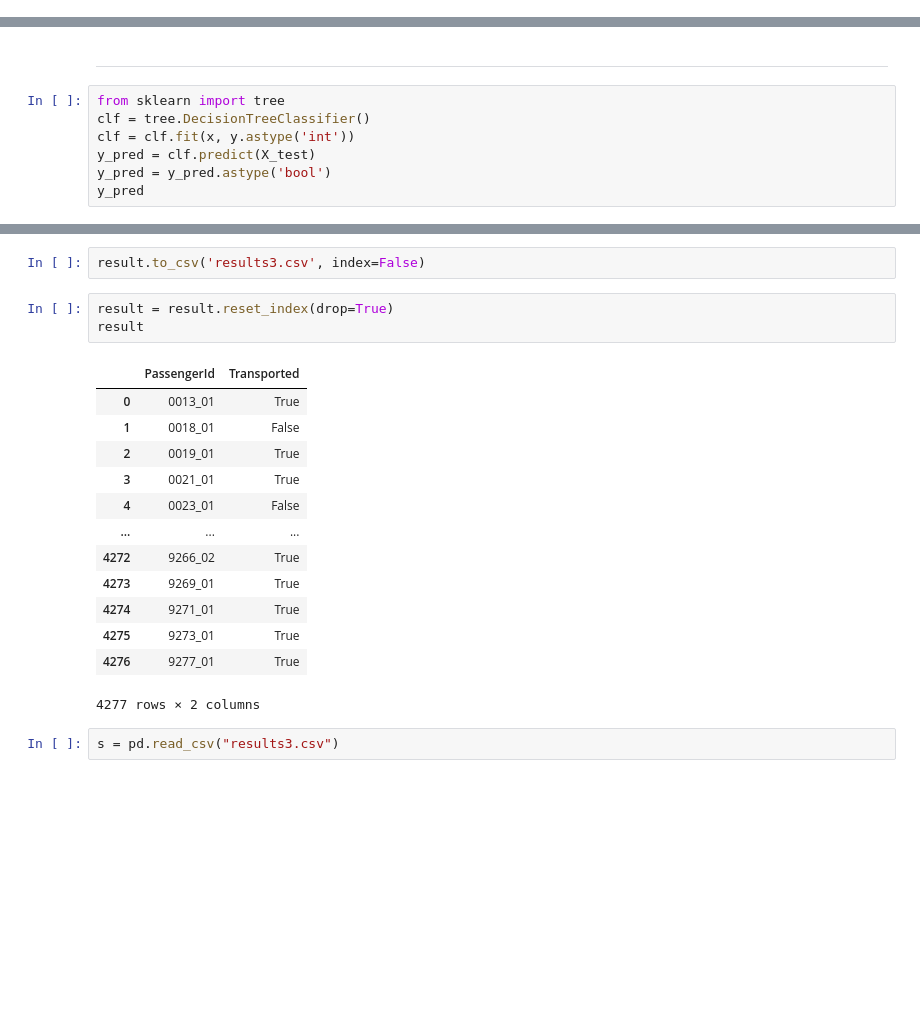
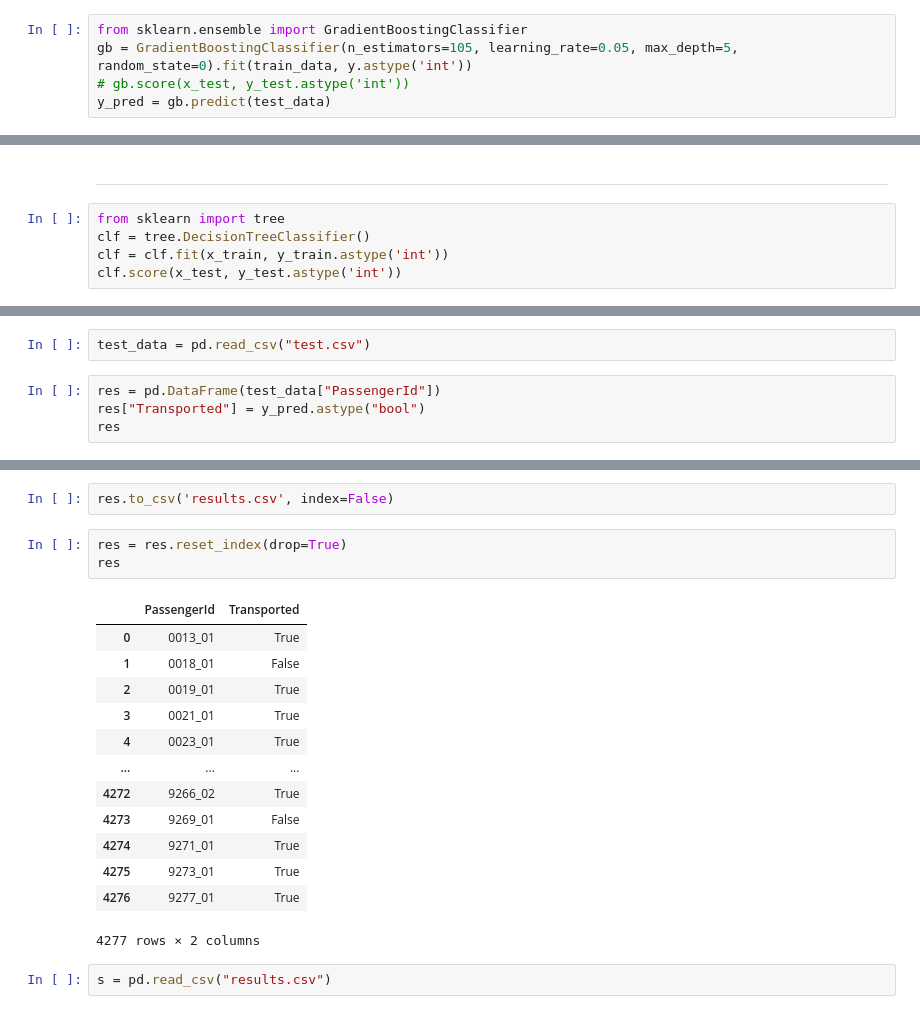
Before and after one commit to Perfomo/Kaggle-Spaceship-Titanic-Competition, a Jupyter notebook: SpaceshipTitanic.ipynb, the cells around one changed output, grey strips where cells are left out. Drawn from its saved outputs; the diff is of its cells as text; blank space fills up the shorter version.

```diff
--- a/SpaceshipTitanic.ipynb
+++ b/SpaceshipTitanic.ipynb
@@ -305,3 +357,8 @@ gb.score(x_test, y_test.astype('int'))
+# %%
+from sklearn.ensemble import GradientBoostingClassifier
+gb = GradientBoostingClassifier(n_estimators=105, learning_rate=0.05, max_depth=5, random_state=0).fit(train_data, y.astype('int'))
+# gb.score(x_test, y_test.astype('int'))
+y_pred = gb.predict(test_data)
 # %%
 from sklearn.neighbors import KNeighborsClassifier
 classifier = KNeighborsClassifier()
@@ -323,8 +382,6 @@ clf.score(x_test, y_test.astype('int'))
 # %%
 from sklearn import tree
 clf = tree.DecisionTreeClassifier()
-clf = clf.fit(x, y.astype('int'))
-y_pred = clf.predict(X_test)
-y_pred = y_pred.astype('bool')
-y_pred
+clf = clf.fit(x_train, y_train.astype('int'))
+clf.score(x_test, y_test.astype('int'))
 # %% [output]
@@ -331,0 +389,6 @@ array([ True, False,  True, ...,  True,  True,  True])
+# %%
+test_data = pd.read_csv("test.csv")
+# %%
+res = pd.DataFrame(test_data["PassengerId"])
+res["Transported"] = y_pred.astype("bool")
+res
@@ -332,24 +409,24 @@ array([ True, False,  True, ...,  True,  True,  True])
 # %%
-result.to_csv('results3.csv', index=False)
+res.to_csv('results.csv', index=False)
 # %%
-result = result.reset_index(drop=True)
-result
+res = res.reset_index(drop=True)
+res
 # %% [output]
 |  | PassengerId | Transported |
 | 0 | 0013_01 | True |
 | 1 | 0018_01 | False |
 | 2 | 0019_01 | True |
 | 3 | 0021_01 | True |
-| 4 | 0023_01 | False |
+| 4 | 0023_01 | True |
 | ... | ... | ... |
 | 4272 | 9266_02 | True |
-| 4273 | 9269_01 | True |
+| 4273 | 9269_01 | False |
 | 4274 | 9271_01 | True |
 | 4275 | 9273_01 | True |
 | 4276 | 9277_01 | True |
 4277 rows × 2 columns
 # %%
-s = pd.read_csv("results3.csv")
+s = pd.read_csv("results.csv")
 # %%
 s
 # %% [output]
```
Also changed, not shown: parts of 18 cells of this notebook.
